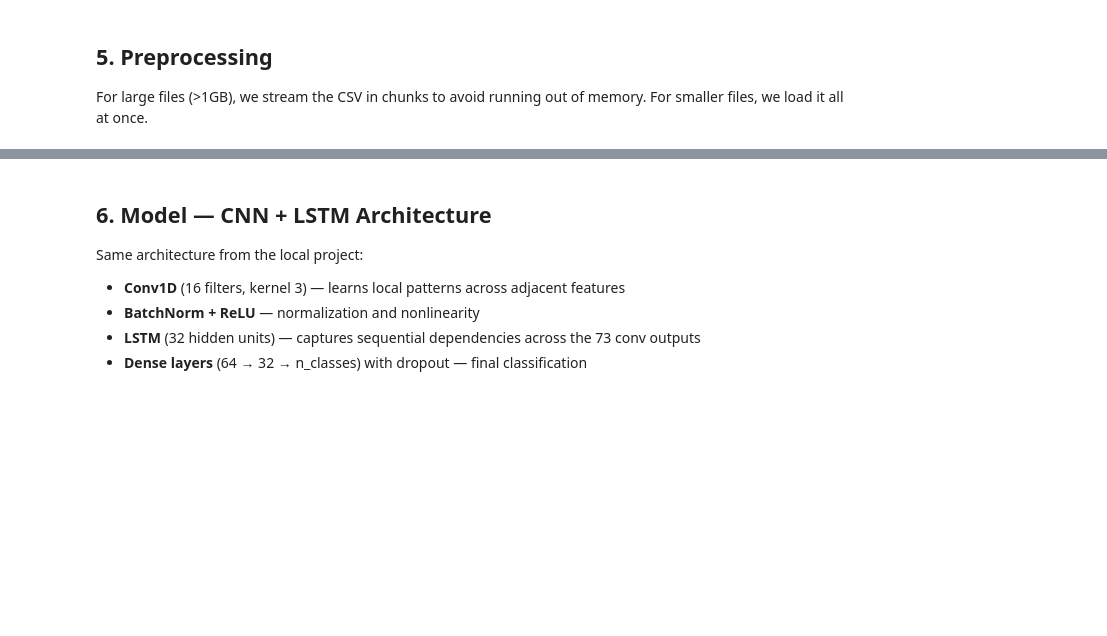
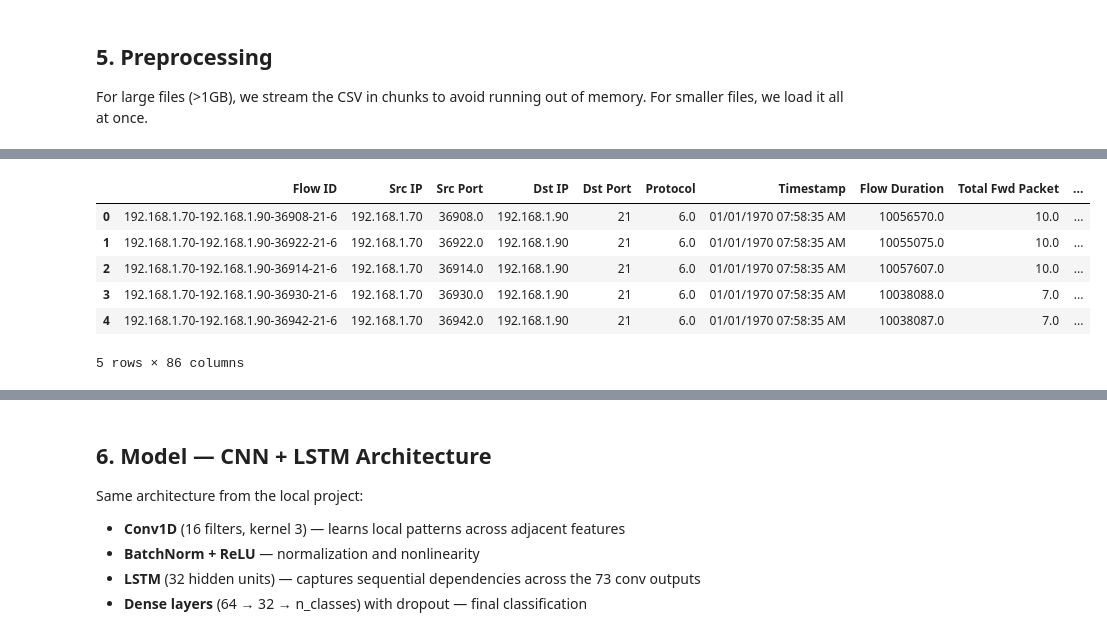
Before and after one commit to AryanAgarwal1251/ML-Based-IDS, a Jupyter notebook: CNN_LSTM_IDS_Colab.ipynb, the cells around one changed output, grey strips where cells are left out. Saved outputs shown, nothing was run; the diff lists cells and outputs as text; code cells hidden in the pictures; blank space fills up the shorter version.

```diff
--- a/CNN_LSTM_IDS_Colab.ipynb
+++ b/CNN_LSTM_IDS_Colab.ipynb
@@ -245,0 +445,11 @@ print(f'Strategy: {"Chunked streaming" if USE_CHUNKED else "Load all at once"}')
+# %%
+df1 = pd.read_csv('filtered_attacks.csv')
+df1.head()
+# %% [output]
+|  | Flow ID | Src IP | Src Port | Dst IP | Dst Port | Protocol | Timestamp | Flow Duration | Total Fwd Packet | ... |
+| 0 | 192.168.1.70-192.168.1.90-36908-21-6 | 192.168.1.70 | 36908.0 | 192.168.1.90 | 21 | 6.0 | 01/01/1970 07:58:35 AM | 10056570.0 | 10.0 | ... |
+| 1 | 192.168.1.70-192.168.1.90-36922-21-6 | 192.168.1.70 | 36922.0 | 192.168.1.90 | 21 | 6.0 | 01/01/1970 07:58:35 AM | 10055075.0 | 10.0 | ... |
+| 2 | 192.168.1.70-192.168.1.90-36914-21-6 | 192.168.1.70 | 36914.0 | 192.168.1.90 | 21 | 6.0 | 01/01/1970 07:58:35 AM | 10057607.0 | 10.0 | ... |
+| 3 | 192.168.1.70-192.168.1.90-36930-21-6 | 192.168.1.70 | 36930.0 | 192.168.1.90 | 21 | 6.0 | 01/01/1970 07:58:35 AM | 10038088.0 | 7.0 | ... |
+| 4 | 192.168.1.70-192.168.1.90-36942-21-6 | 192.168.1.70 | 36942.0 | 192.168.1.90 | 21 | 6.0 | 01/01/1970 07:58:35 AM | 10038087.0 | 7.0 | ... |
+5 rows × 86 columns
```
Also changed, not shown: parts of 25 cells of this notebook, 15 other files.
